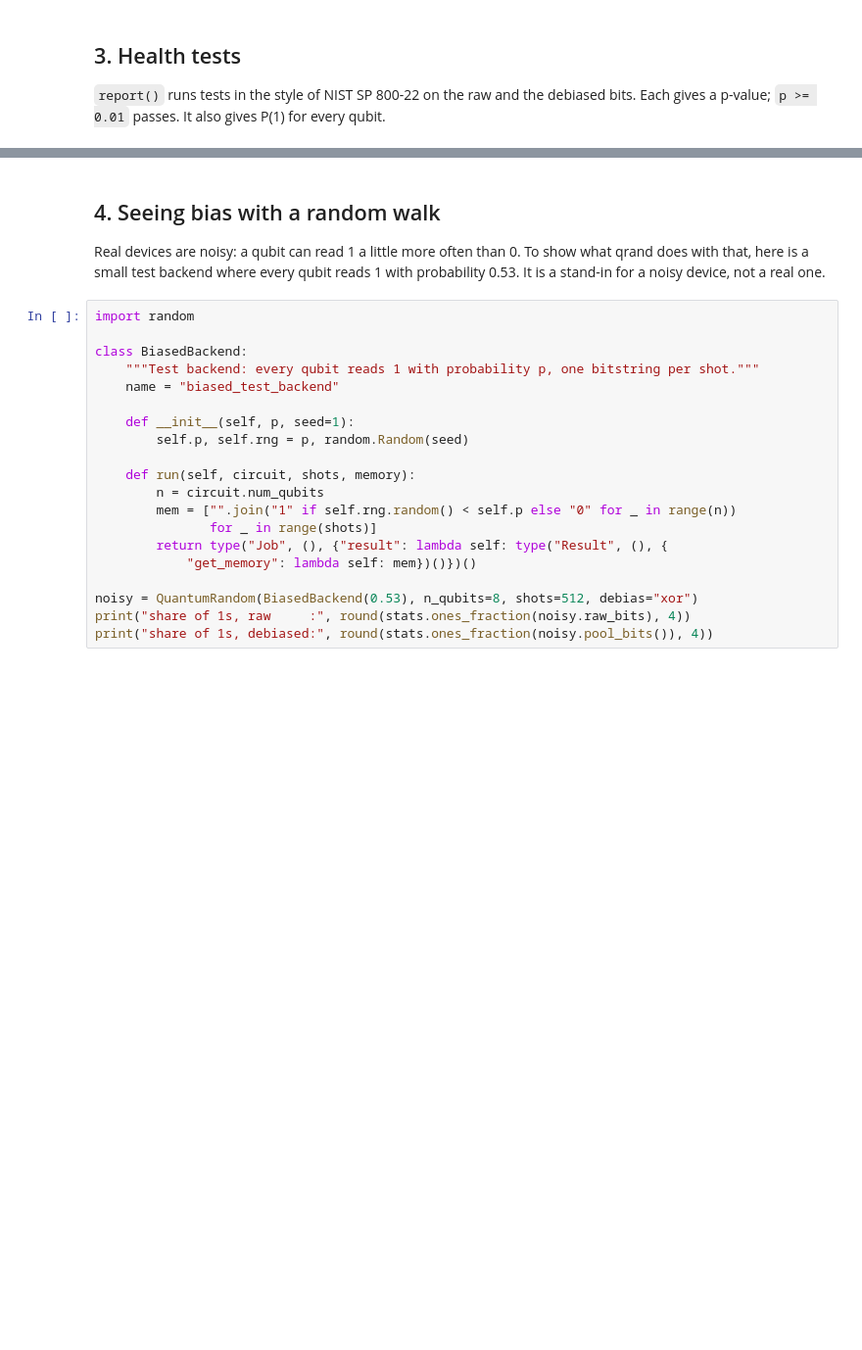
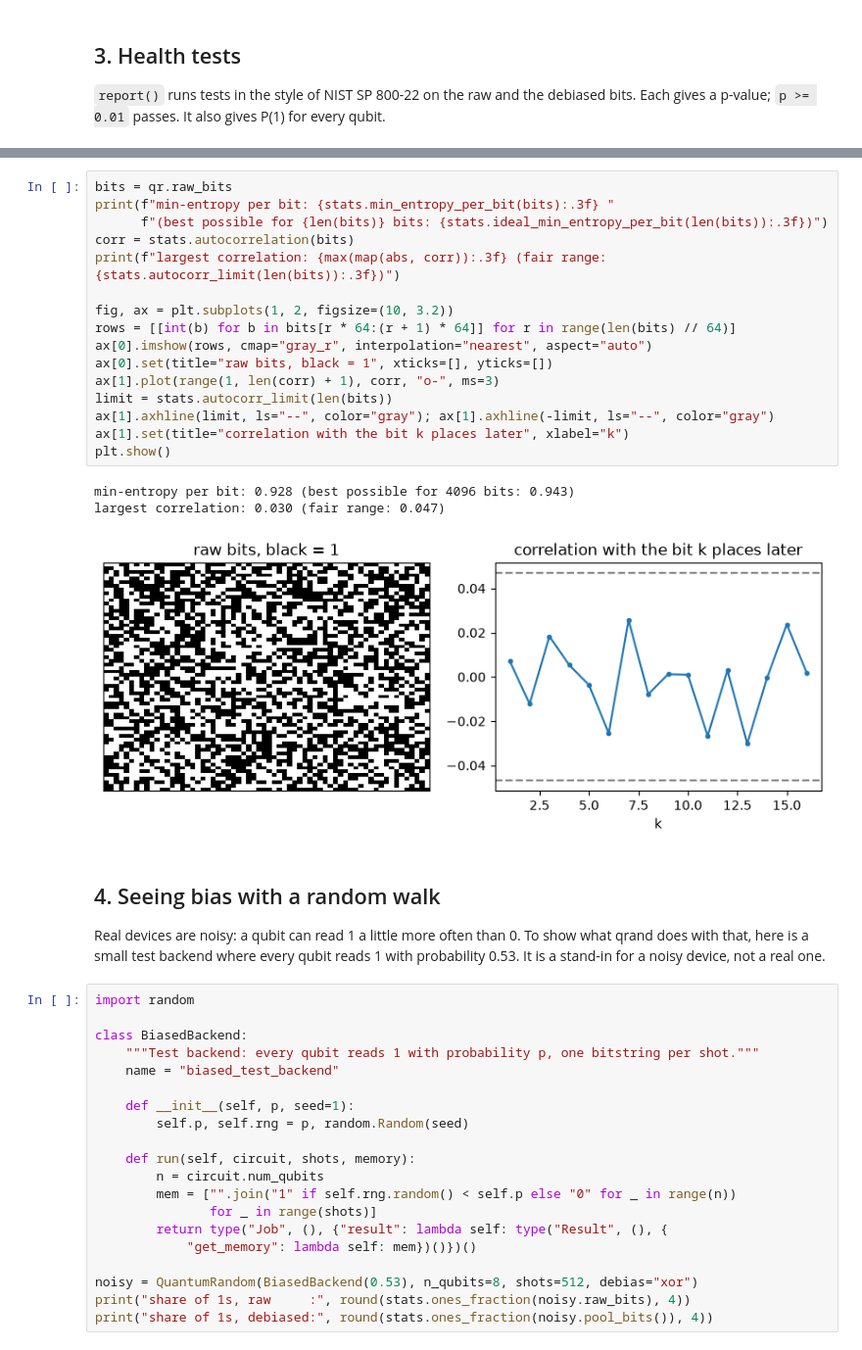
Before and after one commit to mazeeqe/quRandom, a Jupyter notebook: notebooks/qrand_tutorial.ipynb, the cells around one changed output, grey strips where cells are left out. Shown at 98% size. Drawn from its saved outputs; the diff is of its cells as text; blank space fills up the shorter version.

```diff
--- a/notebooks/qrand_tutorial.ipynb
+++ b/notebooks/qrand_tutorial.ipynb
@@ -120,3 +131,23 @@ debiased: 2048 bits, share of 1s 0.5137
+# %%
+bits = qr.raw_bits
+print(f"min-entropy per bit: {stats.min_entropy_per_bit(bits):.3f} "
+      f"(best possible for {len(bits)} bits: {stats.ideal_min_entropy_per_bit(len(bits)):.3f})")
+corr = stats.autocorrelation(bits)
+print(f"largest correlation: {max(map(abs, corr)):.3f} (fair range: {stats.autocorr_limit(len(bits)):.3f})")
+
+fig, ax = plt.subplots(1, 2, figsize=(10, 3.2))
+rows = [[int(b) for b in bits[r * 64:(r + 1) * 64]] for r in range(len(bits) // 64)]
+ax[0].imshow(rows, cmap="gray_r", interpolation="nearest", aspect="auto")
+ax[0].set(title="raw bits, black = 1", xticks=[], yticks=[])
+ax[1].plot(range(1, len(corr) + 1), corr, "o-", ms=3)
+limit = stats.autocorr_limit(len(bits))
+ax[1].axhline(limit, ls="--", color="gray"); ax[1].axhline(-limit, ls="--", color="gray")
+ax[1].set(title="correlation with the bit k places later", xlabel="k")
+plt.show()
+# %% [output]
+min-entropy per bit: 0.928 (best possible for 4096 bits: 0.943)
+largest correlation: 0.030 (fair range: 0.047)
+[figure, added]
 # %% [markdown]
 ## 4. Seeing bias with a random walk
 
```
Also changed, not shown: parts of 4 cells of this notebook, 8 other files.
